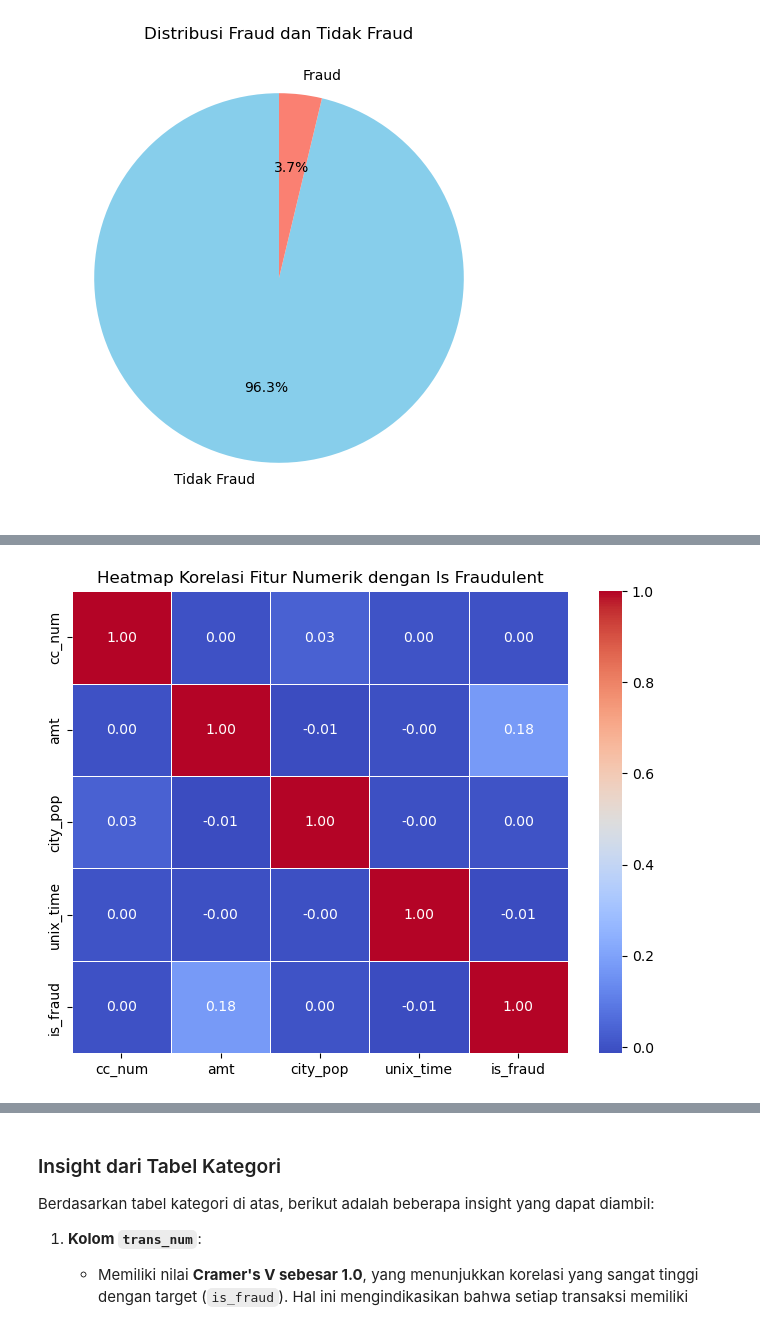
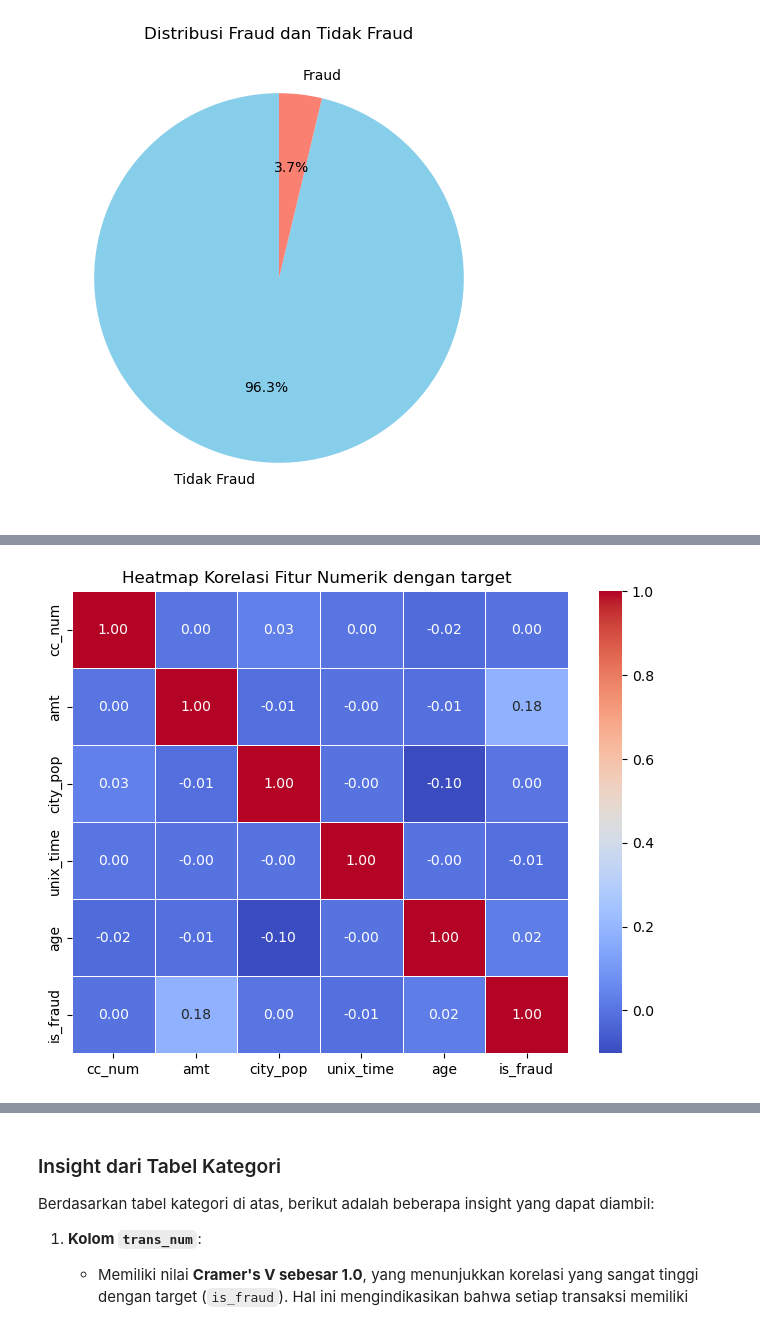
Before and after one commit to FTDS-assignment-bay/p2-final-project-ftds-025-hck-group-001, a Jupyter notebook: EDA.ipynb, the cells around one changed output, grey strips where cells are left out. Saved outputs shown, nothing was run; the diff lists cells and outputs as text; code cells hidden in the pictures.

```diff
--- a/EDA.ipynb
+++ b/EDA.ipynb
@@ -127,16 +145,23 @@ plt.show()
+# %%
+# Convert dob to datetime
+df['dob'] = pd.to_datetime(df['dob'])
+latest_date = pd.to_datetime(df['trans_date_trans_time'].max())  # Ensure latest_date is a datetime object
+
+# Calculate age using the latest_date
+df['age'] = (latest_date - df['dob']).dt.days // 365
 # %%
 
 # Pilih kolom numerik + target
-num_cols = ['cc_num', 'amt', 'city_pop', 'unix_time']
+num_cols = ['cc_num', 'amt', 'city_pop', 'unix_time','age']
 corr_matrix = df[num_cols + ['is_fraud']].corr(method='kendall')
 
 # Visualisasi semua korelasi dengan heatmap
 plt.figure(figsize=(8, 6))
 sns.heatmap(corr_matrix, annot=True, cmap='coolwarm', fmt=".2f", linewidths=0.5)
-plt.title('Heatmap Korelasi Fitur Numerik dengan Is Fraudulent')
+plt.title('Heatmap Korelasi Fitur Numerik dengan target ')
 plt.show()
 # %% [output]
-[figure, old version]
+[figure, new version]
 # %% [markdown]
 ### Insight dari Heatmap Korelasi
 
```
Also changed, not shown: parts of 12 cells of this notebook.
